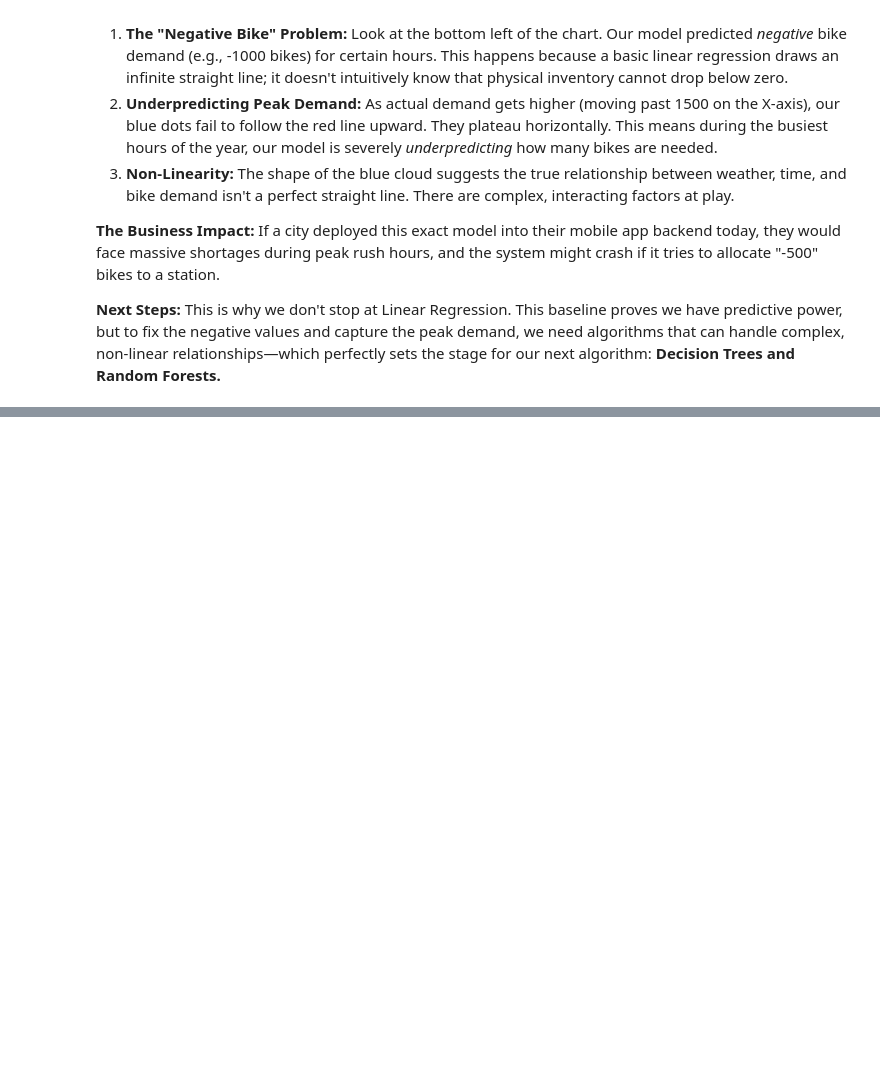
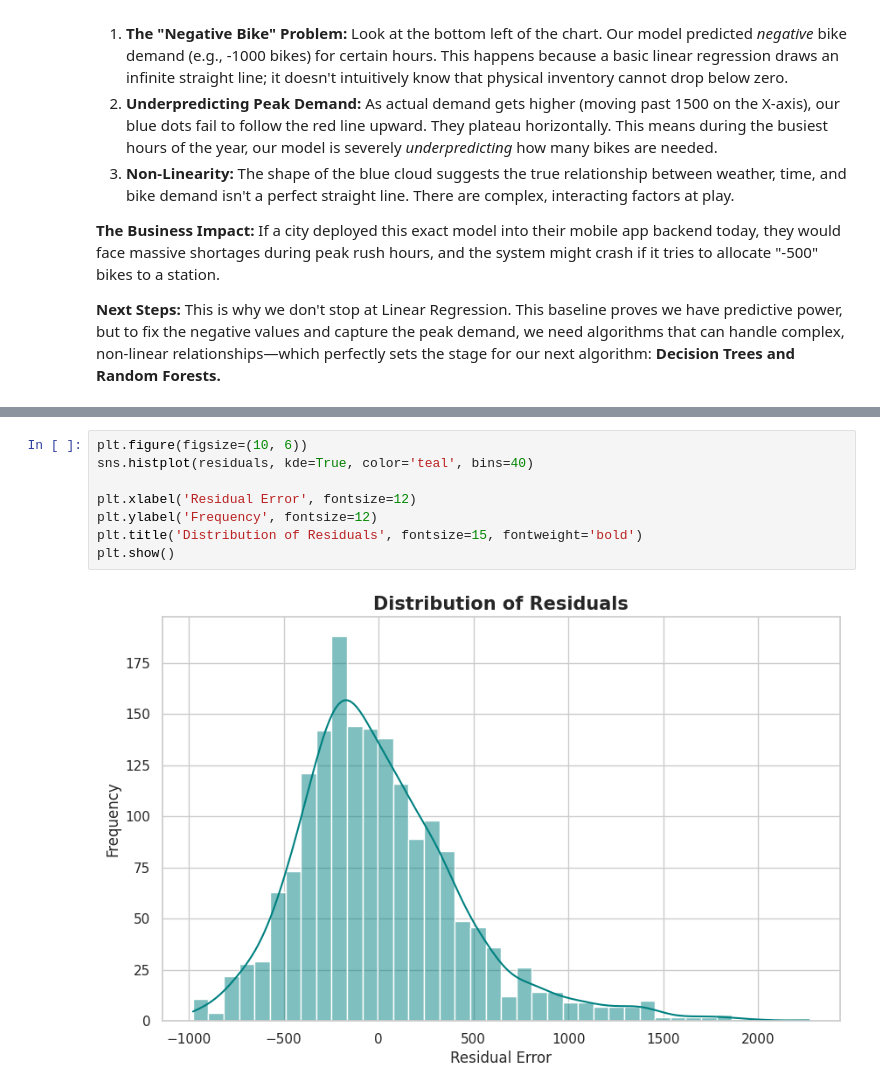
Before and after one commit to sultanjacob/Applied-Machine-Learning, a Jupyter notebook: 01_Linear_Regression/Linear_Regression_series.ipynb, the cells around one changed output, grey strips where cells are left out. Saved outputs shown, nothing was run; the diff lists cells and outputs as text; blank space fills up the shorter version.

```diff
--- a/01_Linear_Regression/Linear_Regression_series.ipynb
+++ b/01_Linear_Regression/Linear_Regression_series.ipynb
@@ -280,0 +332,10 @@ This is why we don't stop at Linear Regression. This baseline proves we have pre
+# %%
+plt.figure(figsize=(10, 6))
+sns.histplot(residuals, kde=True, color='teal', bins=40)
+
+plt.xlabel('Residual Error', fontsize=12)
+plt.ylabel('Frequency', fontsize=12)
+plt.title('Distribution of Residuals', fontsize=15, fontweight='bold')
+plt.show()
+# %% [output]
+[figure, added]
```
Also changed, not shown: parts of 10 cells of this notebook.
